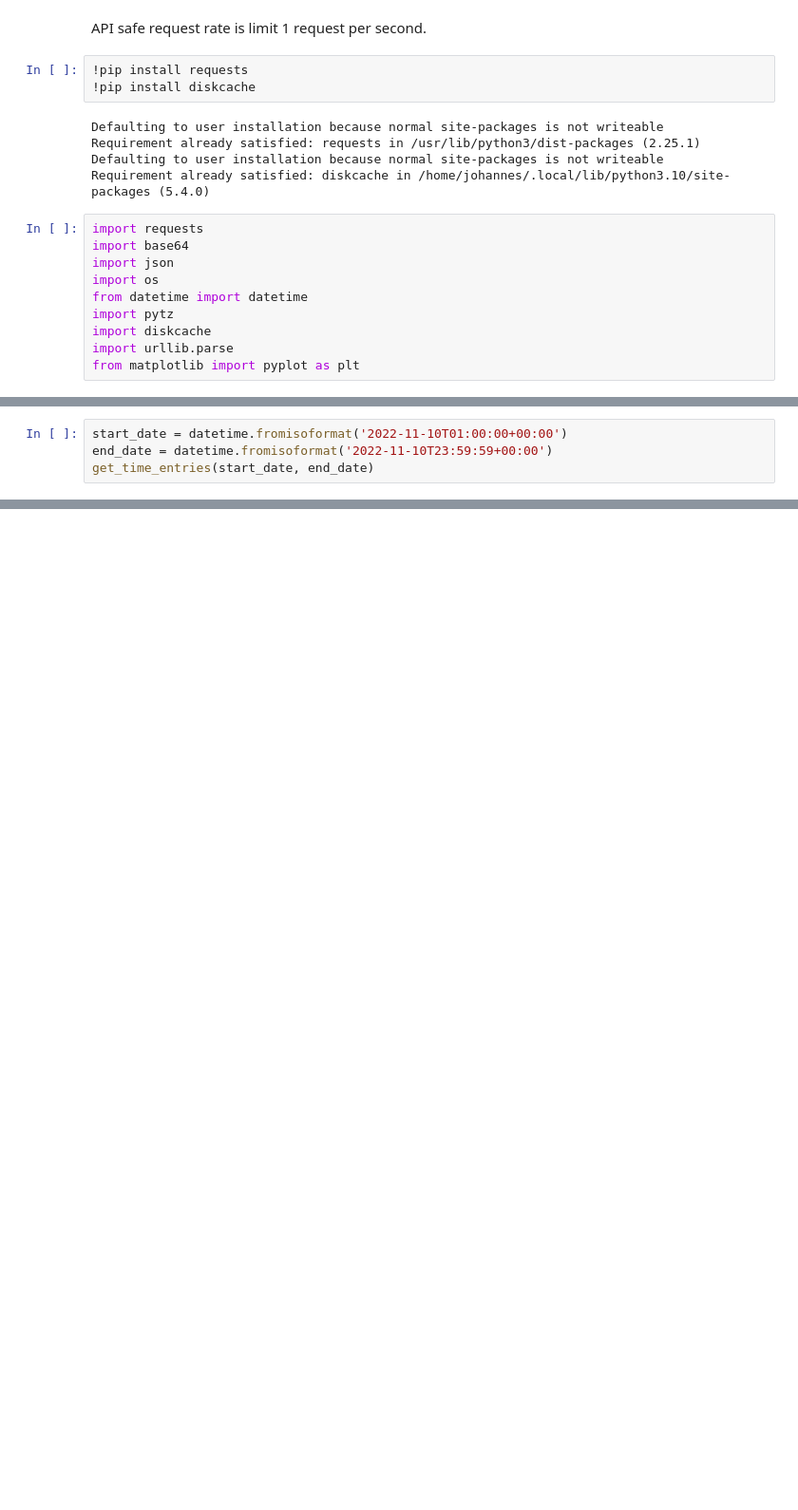
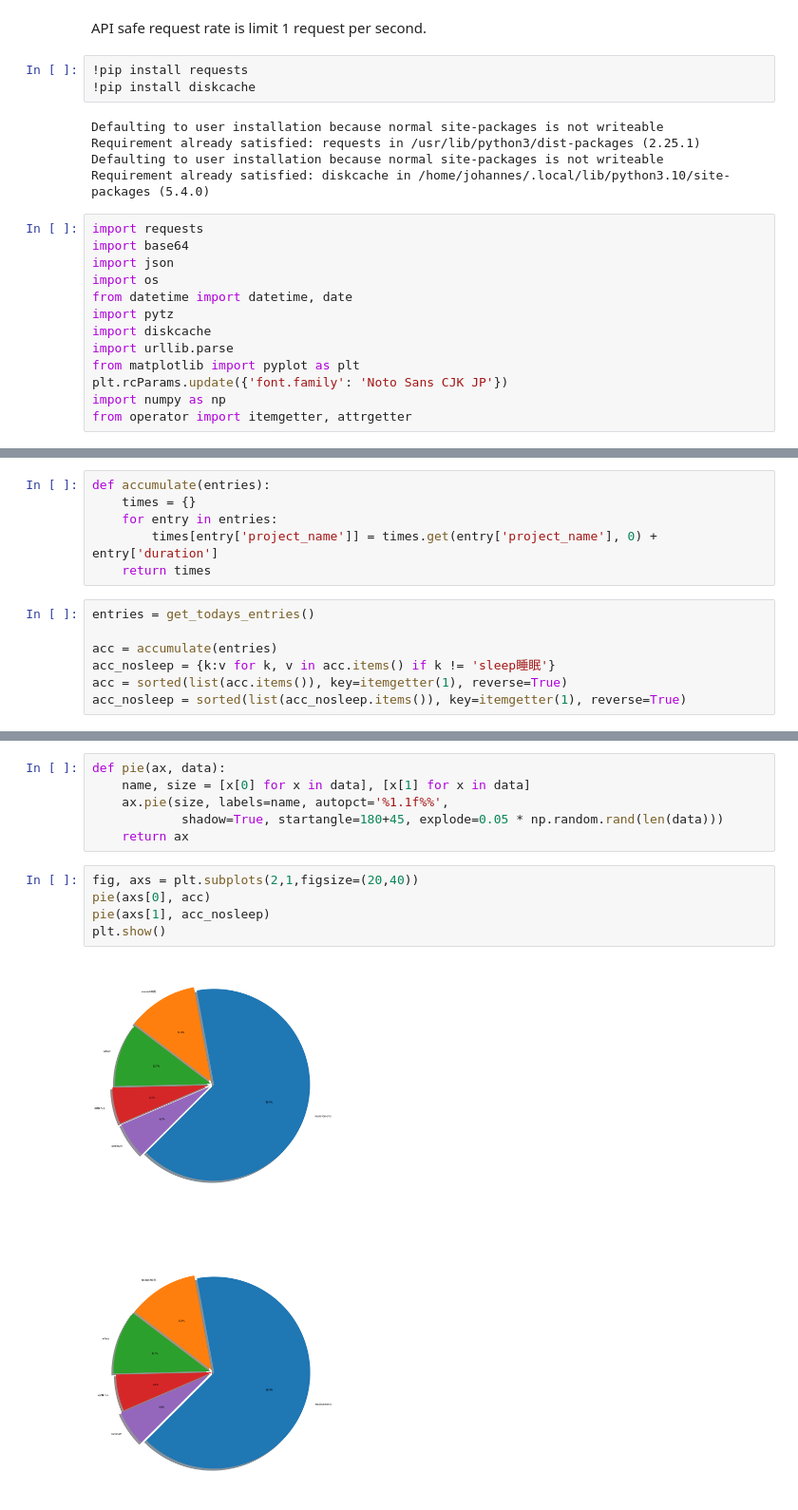
Before and after one commit to johannesCmayer/time_tracker_omicron, a Jupyter notebook: main.ipynb, the cells around one changed output, grey strips where cells are left out. Shown at 95% size. Cells and saved outputs as stored; diff of their text form; blank space fills up the shorter version.

Commit message:
pie charts; fetch todays entries

```diff
--- a/main.ipynb
+++ b/main.ipynb
@@ -13,11 +13,14 @@ import requests
 import base64
 import json
 import os
-from datetime import datetime
+from datetime import datetime, date
 import pytz
 import diskcache
 import urllib.parse
 from matplotlib import pyplot as plt
+plt.rcParams.update({'font.family': 'Noto Sans CJK JP'})
+import numpy as np
+from operator import itemgetter, attrgetter
 # %%
 project_dir = os.path.abspath('')
 
@@ -91,4 +113,13 @@ def get_last_n_days():
+# %%
+def accumulate(entries):
+    times = {}
+    for entry in entries:
+        times[entry['project_name']] = times.get(entry['project_name'], 0) + entry['duration']
+    return times
 # %%
-start_date = datetime.fromisoformat('2022-11-10T01:00:00+00:00')
-end_date = datetime.fromisoformat('2022-11-10T23:59:59+00:00')
-get_time_entries(start_date, end_date)
+entries = get_todays_entries()
+
+acc = accumulate(entries)
+acc_nosleep = {k:v for k, v in acc.items() if k != 'sleep睡眠'}
+acc = sorted(list(acc.items()), key=itemgetter(1), reverse=True)
+acc_nosleep = sorted(list(acc_nosleep.items()), key=itemgetter(1), reverse=True)
@@ -96,0 +134,13 @@ get_time_entries(start_date, end_date)
+# %%
+def pie(ax, data):
+    name, size = [x[0] for x in data], [x[1] for x in data]
+    ax.pie(size, labels=name, autopct='%1.1f%%',
+            shadow=True, startangle=180+45, explode=0.05 * np.random.rand(len(data)))
+    return ax
+# %%
+fig, axs = plt.subplots(2,1,figsize=(20,40))
+pie(axs[0], acc)
+pie(axs[1], acc_nosleep)
+plt.show()
+# %% [output]
+[figure, added]
```
Also changed, not shown: parts of 10 cells of this notebook, 22 other files.
